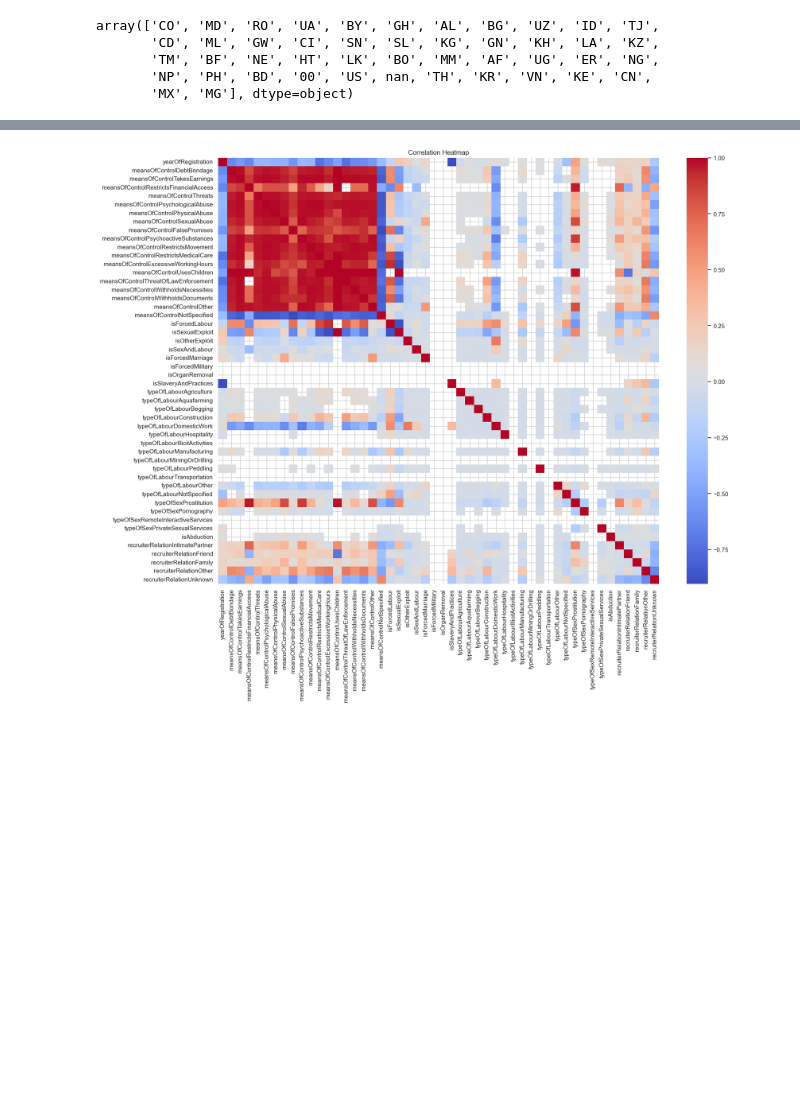
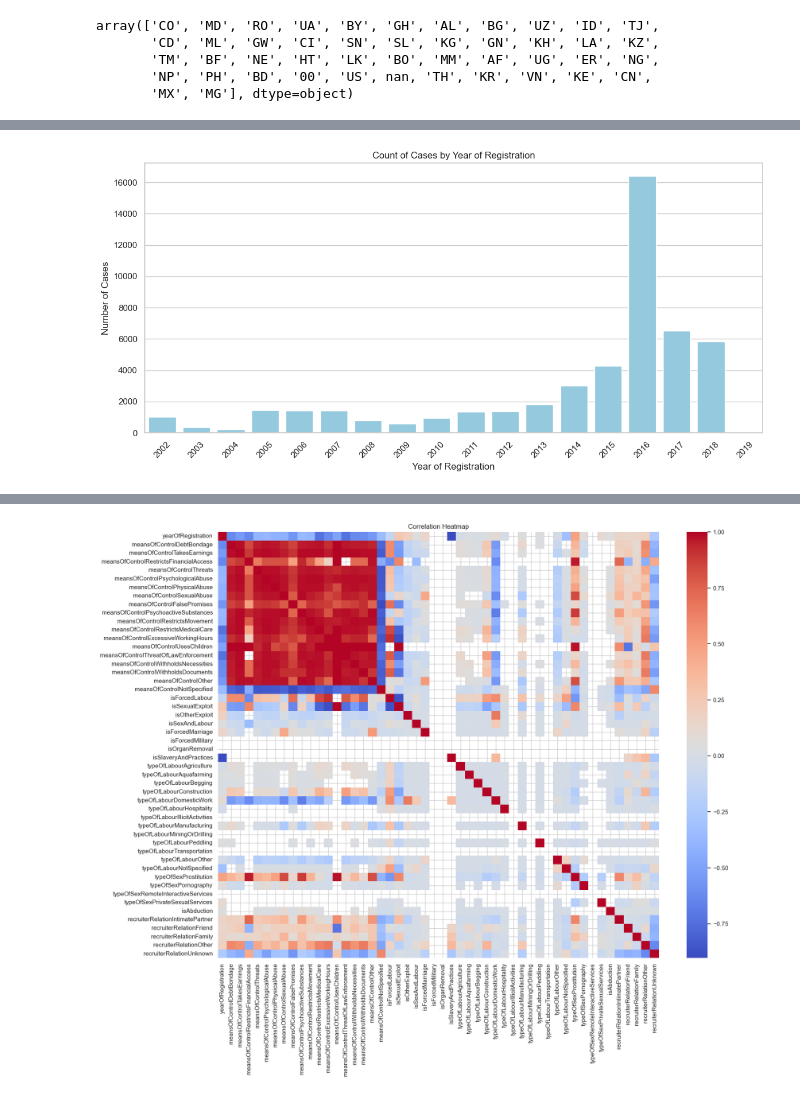
Before and after one commit to BartmossMurphy2077/MLgroupAssignement, a Jupyter notebook: notebook.ipynb, the cells around one changed output, grey strips where cells are left out. Cells and saved outputs as stored; diff of their text form; code cells hidden in the pictures; blank space fills up the shorter version.

```diff
--- a/notebook.ipynb
+++ b/notebook.ipynb
@@ -72,0 +108,11 @@ array(['CO', 'MD', 'RO', 'UA', 'BY', 'GH', 'AL', 'BG', 'UZ', 'ID', 'TJ',
+# %%
+plt.figure(figsize=(12, 6))
+sns.countplot(data=df, x='yearOfRegistration', color='skyblue')
+plt.title("Count of Cases by Year of Registration")
+plt.xlabel("Year of Registration")
+plt.ylabel("Number of Cases")
+plt.xticks(rotation=45)
+plt.tight_layout()
+plt.show()
+# %% [output]
+[figure, added]
```
Also changed, not shown: parts of 22 cells of this notebook, 1 other file.
